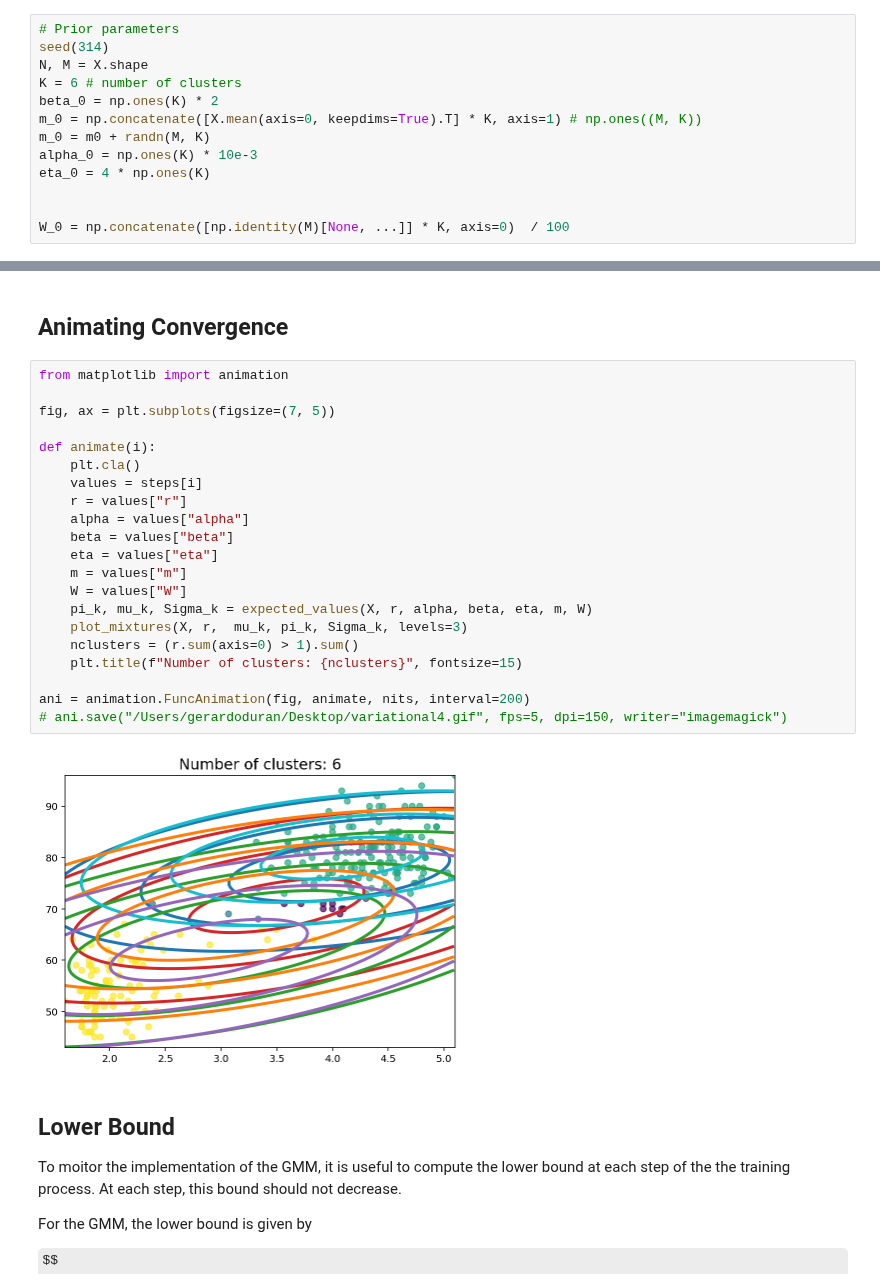
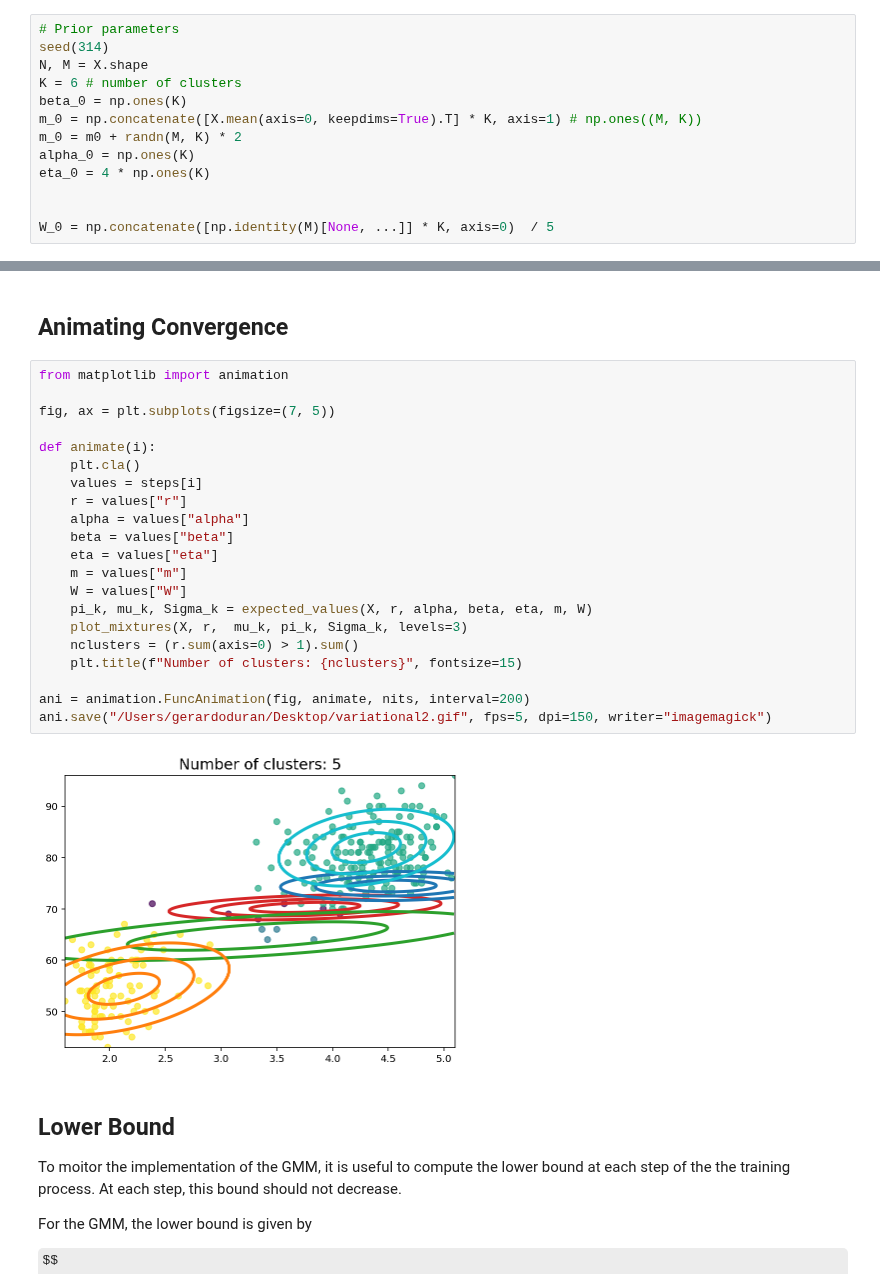
Before and after one commit to gerdm/prml, a Jupyter notebook: chapter10/mixture-gaussians.ipynb, the cells around one changed output, grey strips where cells are left out. Saved outputs shown, nothing was run; the diff lists cells and outputs as text; some formulas as TeX source.

```diff
--- a/chapter10/mixture-gaussians.ipynb
+++ b/chapter10/mixture-gaussians.ipynb
@@ -395,14 +395,14 @@ def expected_values(X, r, alpha, beta, eta, m, W):
 seed(314)
 N, M = X.shape
 K = 6 # number of clusters
-beta_0 = np.ones(K) * 2
+beta_0 = np.ones(K)
 m_0 = np.concatenate([X.mean(axis=0, keepdims=True).T] * K, axis=1) # np.ones((M, K))
-m_0 = m0 + randn(M, K)
-alpha_0 = np.ones(K) * 10e-3
+m_0 = m0 + randn(M, K) * 2
+alpha_0 = np.ones(K)
 eta_0 = 4 * np.ones(K)
 
 
-W_0 = np.concatenate([np.identity(M)[None, ...]] * K, axis=0)  / 100
+W_0 = np.concatenate([np.identity(M)[None, ...]] * K, axis=0)  / 5
 # %%
 r_nk = compute_responsibilities(X, alpha_0, beta_0, eta_0, m_0, W_0)
 pi_0, mu_0, Sigma_0 = expected_values(X, r_nk, alpha_0, beta_0, eta_0, m_0, W_0)
@@ -441,26 +441,26 @@ plot_mixtures(X, r_nk,  mu_k, pi_k, Sigma_k, levels=3)
 # %%
 from matplotlib import animation
 
 fig, ax = plt.subplots(figsize=(7, 5))
 
 def animate(i):
     plt.cla()
     values = steps[i]
     r = values["r"]
     alpha = values["alpha"]
     beta = values["beta"]
     eta = values["eta"]
     m = values["m"]
     W = values["W"]
     pi_k, mu_k, Sigma_k = expected_values(X, r, alpha, beta, eta, m, W)
     plot_mixtures(X, r,  mu_k, pi_k, Sigma_k, levels=3)
     nclusters = (r.sum(axis=0) > 1).sum()
     plt.title(f"Number of clusters: {nclusters}", fontsize=15)
 
 ani = animation.FuncAnimation(fig, animate, nits, interval=200)
-# ani.save("/Users/gerardoduran/Desktop/variational4.gif", fps=5, dpi=150, writer="imagemagick")
+ani.save("/Users/gerardoduran/Desktop/variational2.gif", fps=5, dpi=150, writer="imagemagick")
 # %% [output]
-[figure, old version]
+[figure, new version]
 # %% [markdown]
 ## Lower Bound
 
```
Also changed, not shown: parts of 7 cells of this notebook.
